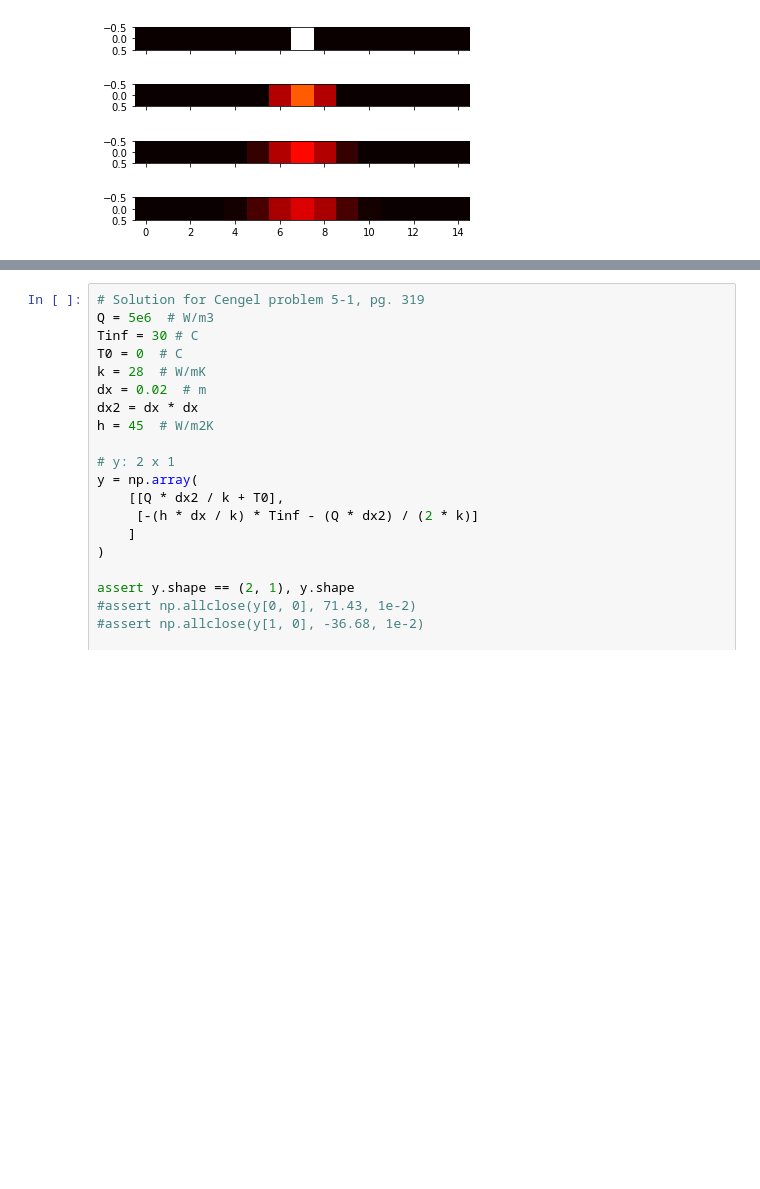
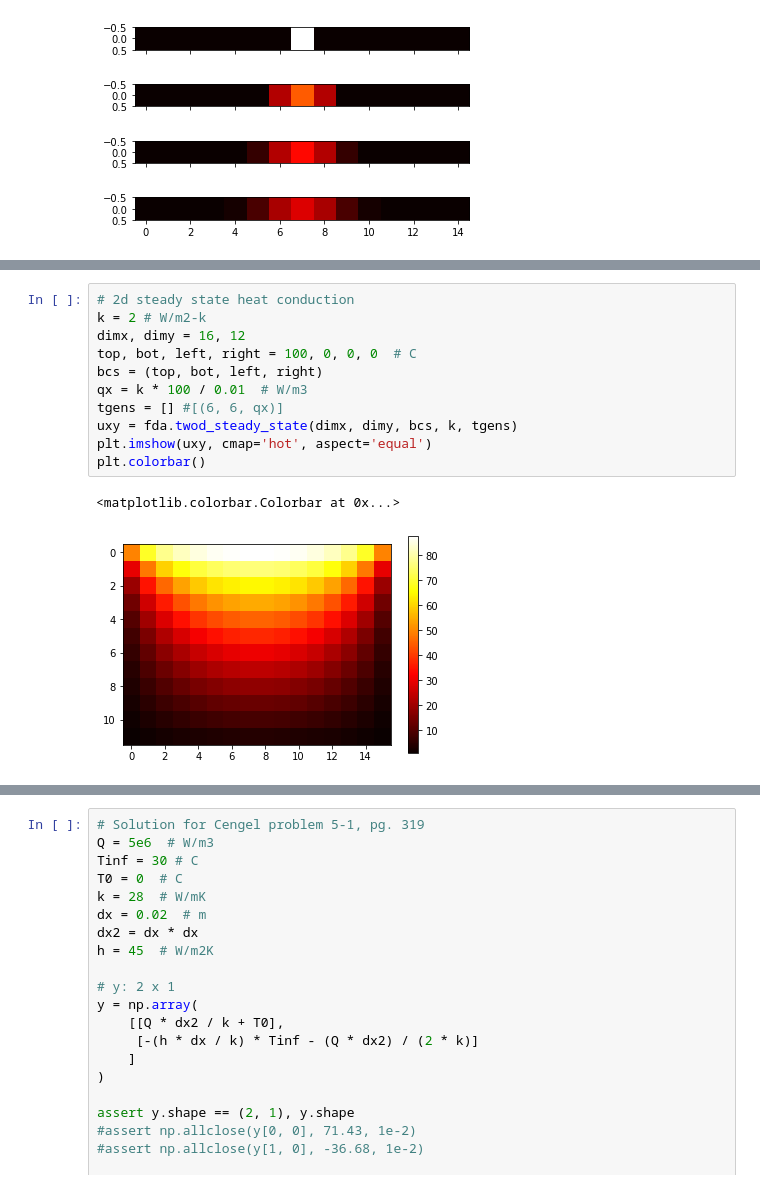
Before and after one commit to saeranv/astrobot, a Jupyter notebook: experiments/heat_fda/heat_fda.ipynb, the cells around one changed output, grey strips where cells are left out. Saved outputs shown, nothing was run; the diff lists cells and outputs as text; blank space fills up the shorter version.

```diff
--- a/experiments/heat_fda/heat_fda.ipynb
+++ b/experiments/heat_fda/heat_fda.ipynb
@@ -97,0 +109,14 @@ temp [[18.325833 16.651667 14.9825   13.318333 11.659167]]
+# %%
+# 2d steady state heat conduction
+k = 2 # W/m2-k
+dimx, dimy = 16, 12
+top, bot, left, right = 100, 0, 0, 0  # C
+bcs = (top, bot, left, right)
+qx = k * 100 / 0.01  # W/m3
+tgens = [] #[(6, 6, qx)]
+uxy = fda.twod_steady_state(dimx, dimy, bcs, k, tgens)
+plt.imshow(uxy, cmap='hot', aspect='equal')
+plt.colorbar()
+# %% [output]
+<matplotlib.colorbar.Colorbar at 0x...>
+[figure, added]
```
Also changed, not shown: parts of 6 cells of this notebook, 4 other files.
